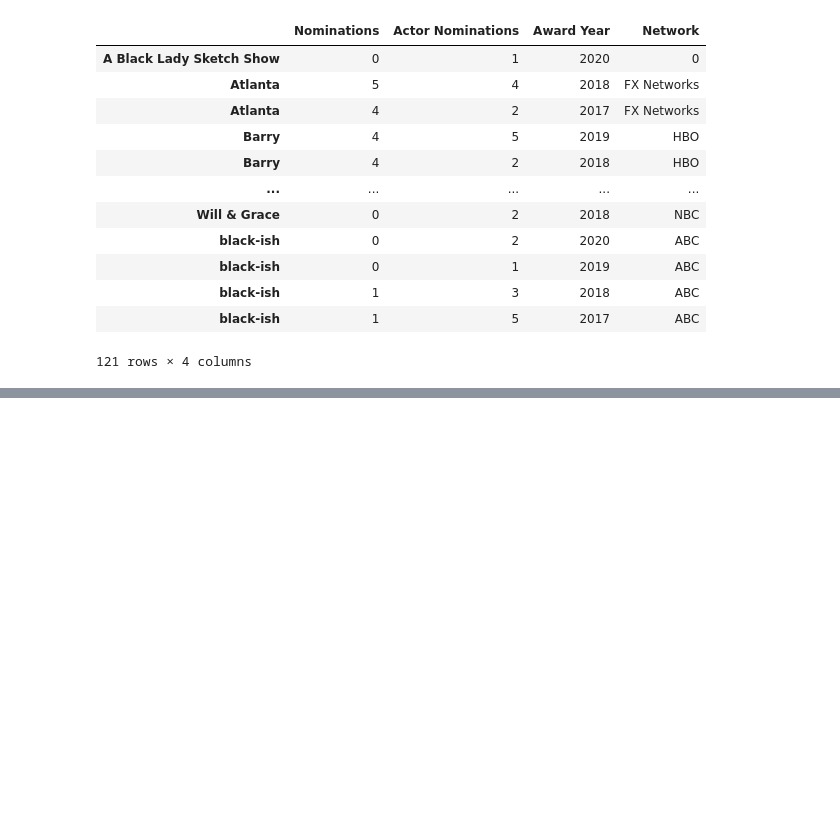
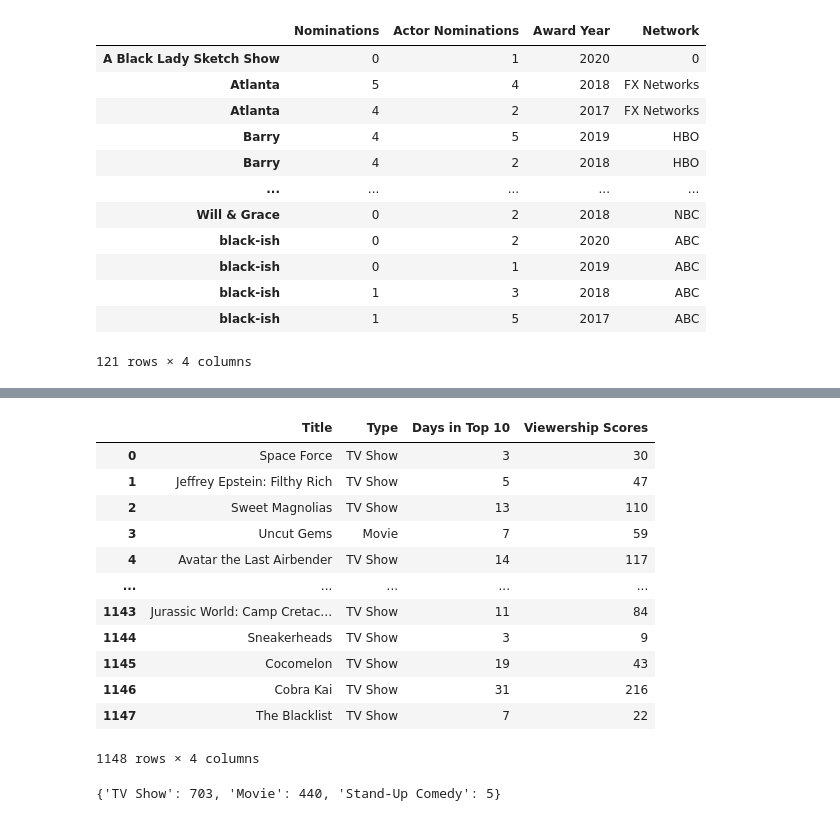
Before and after one commit to drrausch/Creating_Successful_Video_Content, a Jupyter notebook: WebscrapingPhase1.ipynb, the cells around one changed output, grey strips where cells are left out. Cells and saved outputs as stored; diff of their text form; code cells hidden in the pictures; blank space fills up the shorter version.

```diff
--- a/WebscrapingPhase1.ipynb
+++ b/WebscrapingPhase1.ipynb
@@ -516,6 +516,8 @@ awards_df
 | black-ish | 1 | 5 | 2017 | ABC |
 121 rows × 4 columns
 # %%
-url_netflix = 'https://www.the-numbers.com/home-market/netflix-daily-chart/2020/05/01'
+url_netflix = 'https://www.the-numbers.com/home-market/netflix-daily-chart/2020/06/01'
 response_ntflx = requests.get(url_netflix)
 soup = BeautifulSoup(response_ntflx.content, 'html.parser')
+
+z = soup.find_all('td')
@@ -673,28 +685,0 @@ for i in range(1,31):
-# %%
-for i in range(1,30):
-    url_netflix = 'https://www.the-numbers.com/home-market/netflix-daily-chart/2020/09/{}'.format(i)
-    response_ntflx = requests.get(url_netflix)
-    soup = BeautifulSoup(response_ntflx.content, 'html.parser')
-
-    z = soup.find_all('td')
-
-    z.pop(0)
-    z.pop(0)
-    z.pop(0)
-
-    # TITLE - FIRST INSTANCE
-    title = (z[3::10])
-
-    for titl in title:
-        title1.append(titl.text)
-
-    # TYPE - FIRST INSTANCE
-    types = (z[4::10])
-
-    for typ in types:
-        types1.append(typ.text)
-
-    dates = (z[6::10])
-
-    for dat in dates:
-        dates1.append(dat.text)
@@ -729,0 +703,4 @@ print(len(dates1))
+# %%
+top_ten = pd.DataFrame(title1)
+top_ten.columns = ['Title']
+top_ten
@@ -729,0 +721,25 @@ print(len(dates1))
+# %%
+top_ten['Type'] = types1
+top_ten['Days in Top 10'] = days1
+top_ten['Viewership Scores'] = scores1
+# %%
+top_ten
+# %% [output]
+|  | Title | Type | Days in Top 10 | Viewership Scores |
+| 0 | Space Force | TV Show | 3 | 30 |
+| 1 | Jeffrey Epstein: Filthy Rich | TV Show | 5 | 47 |
+| 2 | Sweet Magnolias | TV Show | 13 | 110 |
+| 3 | Uncut Gems | Movie | 7 | 59 |
+| 4 | Avatar the Last Airbender | TV Show | 14 | 117 |
+| ... | ... | ... | ... | ... |
+| 1143 | Jurassic World: Camp Cretac… | TV Show | 11 | 84 |
+| 1144 | Sneakerheads | TV Show | 3 | 9 |
+| 1145 | Cocomelon | TV Show | 19 | 43 |
+| 1146 | Cobra Kai | TV Show | 31 | 216 |
+| 1147 | The Blacklist | TV Show | 7 | 22 |
+1148 rows × 4 columns
+# %%
+type_count = dict((x, types1.count(x)) for x in types1)
+type_count
+# %% [output]
+{'TV Show': 703, 'Movie': 440, 'Stand-Up Comedy': 5}
```
Also changed, not shown: parts of 19 cells of this notebook.
